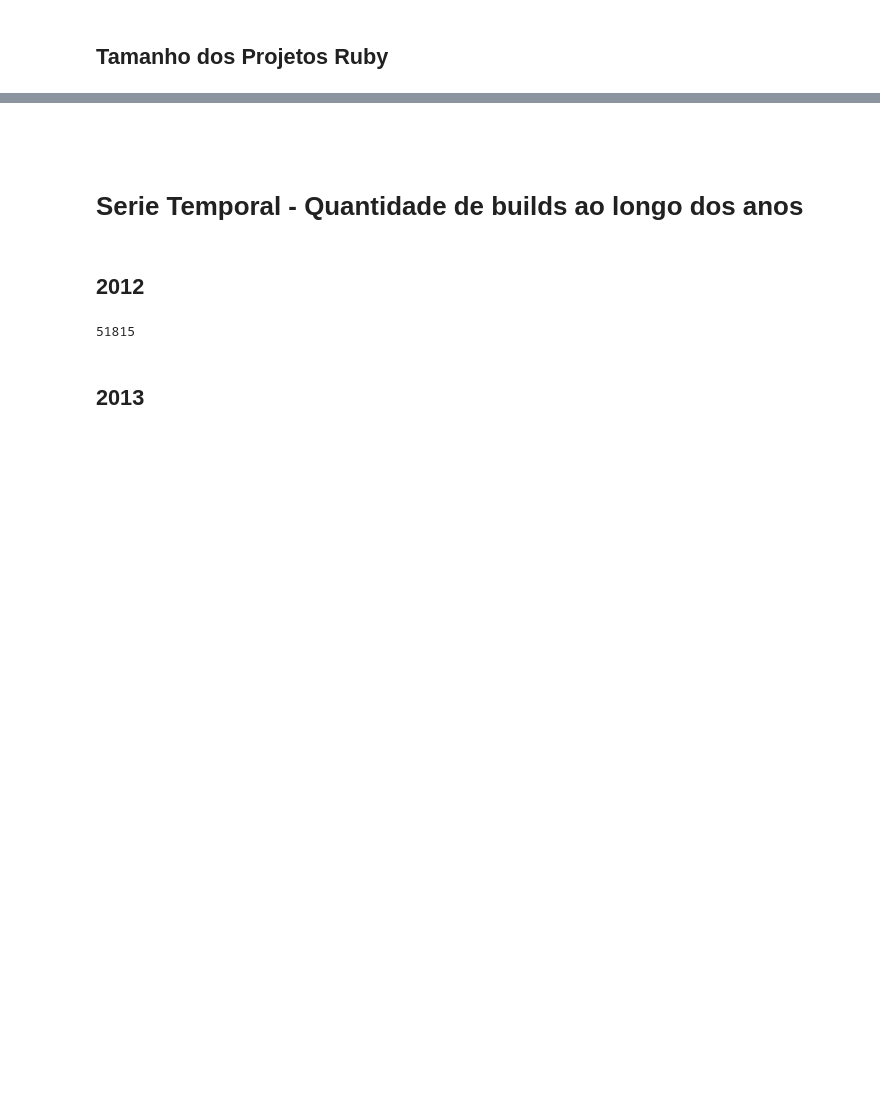
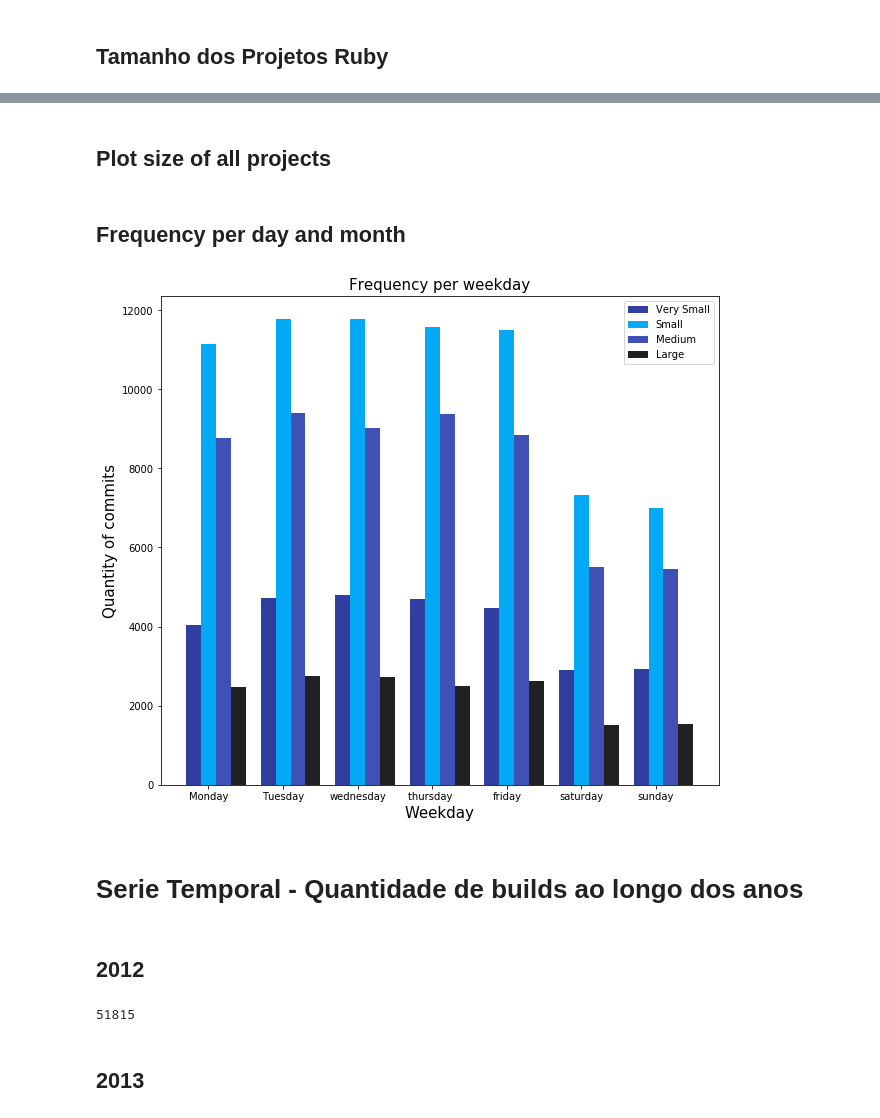
Before and after one commit to wagnernegrao/ci-analysis, a Jupyter notebook: src/project2.ipynb, the cells around one changed output, grey strips where cells are left out. Cells and saved outputs as stored; diff of their text form; code cells hidden in the pictures; blank space fills up the shorter version.

Commit message:
project2

```diff
--- a/src/project2.ipynb
+++ b/src/project2.ipynb
@@ -82,14 +84,14 @@ Projetos com 1 commit por dia util: 1242
 
 list_mean_commit = []
 
-list_name = dataset.gh_project_name.unique().tolist()
+list_name = df.gh_project_name.unique().tolist()
 
 for i in range(len(list_name)):
 
-    df = dataset.loc[dataset['gh_project_name'] == list_name[i]]
+    df_project = df.loc[dataset['gh_project_name'] == list_name[i]]
 
-    commits_per_day = df.gh_num_commits_in_push.tolist() # numero de commits por dia
-    date = df.gh_pushed_at.dt.weekday.tolist() # dias da semana
+    commits_per_day = df_project.gh_num_commits_in_push.tolist() # numero de commits por dia
+    date = df_project.gh_pushed_at.dt.weekday.tolist() # dias da semana
 
 
     mon   = 0
@@ -266,3 +269,3 @@ Projetos large ruby      8 projetos
 Projetos very large ruby 0 projetos
-# %% [markdown]
-##
+# %% [markdown]
+## Plot size of all projects
@@ -268,0 +323,2 @@ Projetos very large ruby 0 projetos
+# %% [markdown]
+## Frequency per day and month
@@ -269,3 +357,41 @@ Projetos very large ruby 0 projetos
+# %%
+def project(sett):
+    #dataset = dataset.sort_values(['gh_sloc'], ascending=False)
+    if(sett == 1): #abaixo de 1000 linhas
+        df1 = df.loc[dataset['gh_sloc'] < 1000]
+        return(df1)
+
+    if(sett == 2): #acima de 1000 e menos que 10.000
+        df2 = df.loc[dataset['gh_sloc'] < 10000]
+        df2 = df2.loc[df2['gh_sloc'] > 1000]
+        return(df2)
+
+    if(sett == 3): #acima de 10.000 linhas e menos que 100.000
+        df3 = df.loc[dataset['gh_sloc'] < 100000]
+        df3 = df3.loc[df3['gh_sloc'] > 10000]
+        return(df3)
+
+    if(sett == 4): #acima de 100.000 linhas
+        df4 = df.loc[dataset['gh_sloc'] > 100000]
+        return(df4)
+
+df_very_small = project(1)
+
+df_small = project(2)
+
+df_medium = project(3)
+
+df_large = project(4)
+
+
+weekday_very_small = weekday_frequency(df_very_small)
+weekday_small = weekday_frequency(df_small)
+weekday_medium = weekday_frequency(df_medium)
+weekday_large = weekday_frequency(df_large)
+
+plot_bar(1, 'Frequency per weekday', weekday_very_small, weekday_small, weekday_medium, weekday_large)
+# %% [output]
+[figure, added]
 # %% [markdown]
 # Serie Temporal - Quantidade de builds ao longo dos anos
 # %% [markdown]
```
Also changed, not shown: parts of 10 cells of this notebook.
